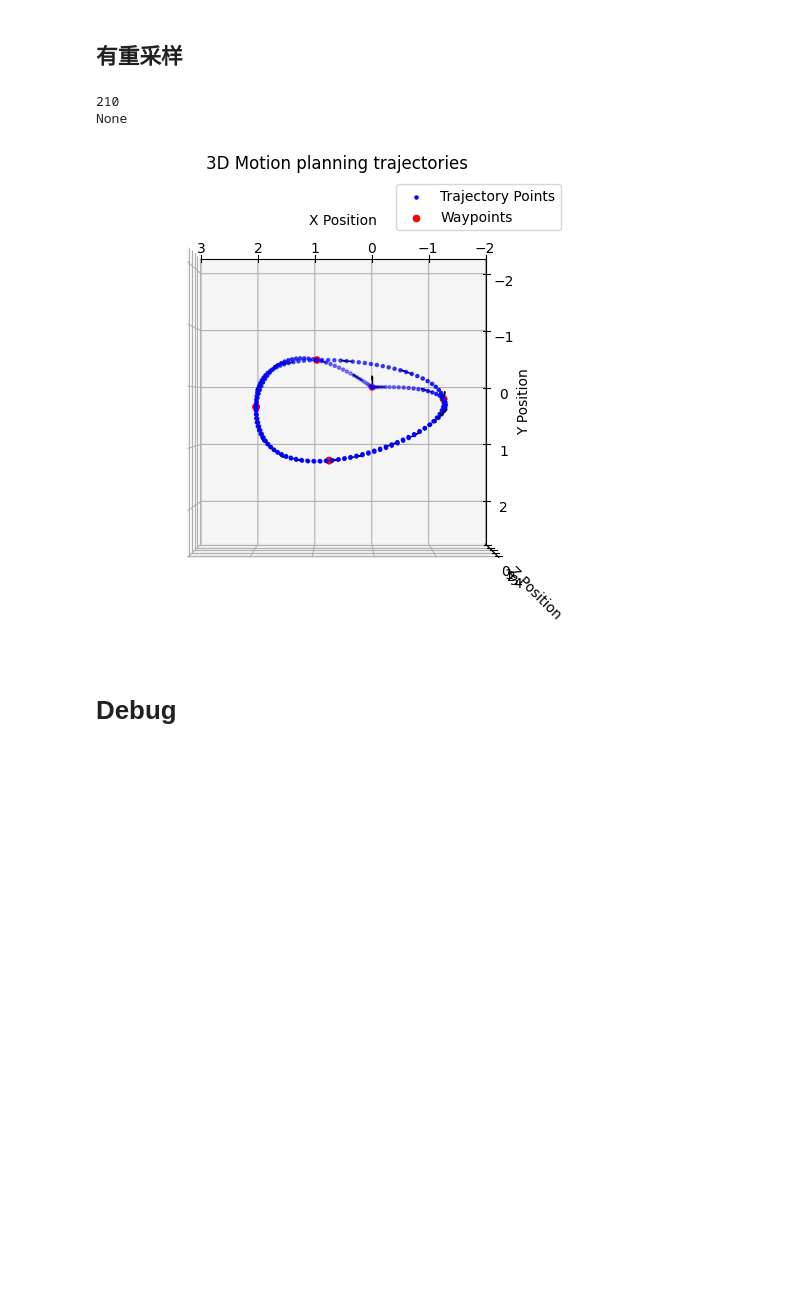
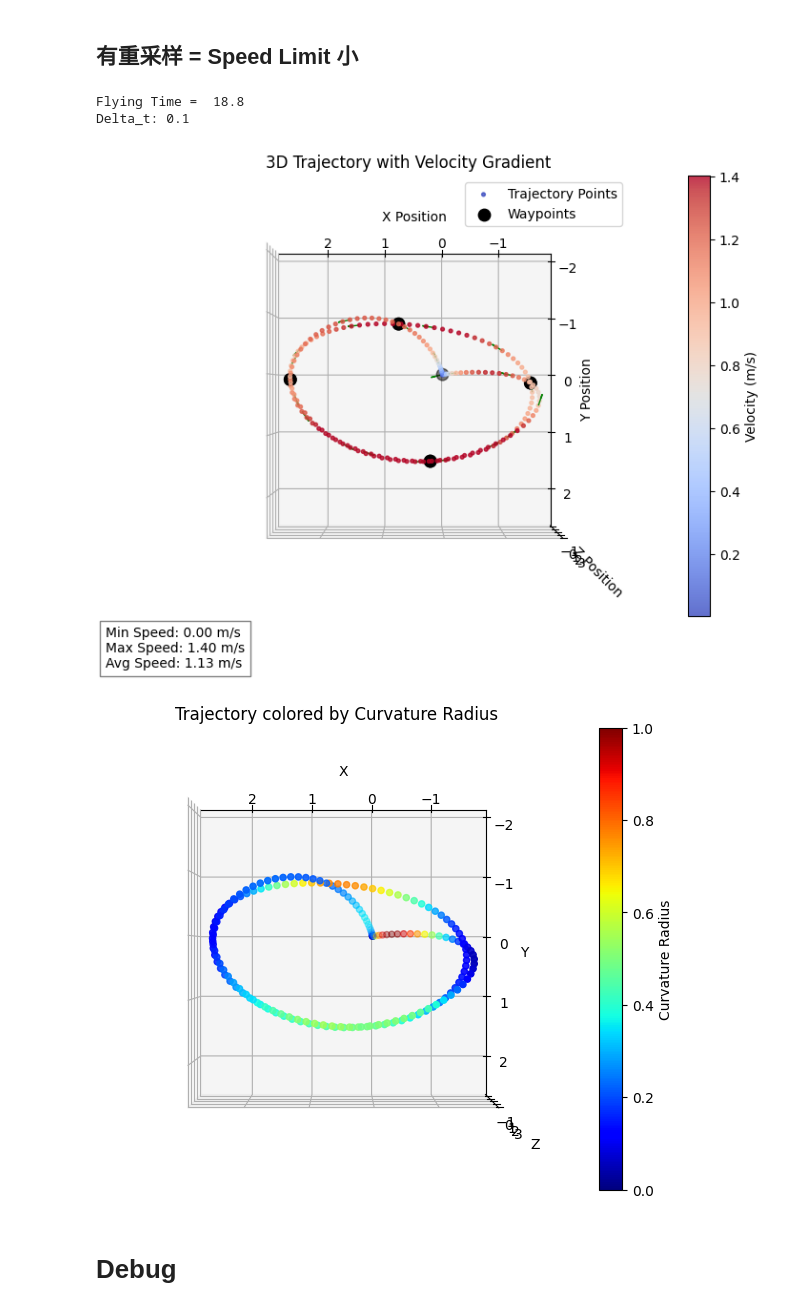
Before and after one commit to MATH-286-Pro/EPFL-MICRO-502-Aerial-Robotics, a Jupyter notebook: Project_2/Planning/test.ipynb, the cells around one changed output. Saved outputs shown, nothing was run; the diff lists cells and outputs as text; code cells hidden in the pictures; blank space fills up the shorter version.

```diff
--- a/Project_2/Planning/test.ipynb
+++ b/Project_2/Planning/test.ipynb
@@ -33,35 +88,41 @@ Planner.plot_discrete(None, Planner.waypoints, Planner.trajectory_setpoints)
 # %% [markdown]
-## **有重采样**
+## **有重采样 = Speed Limit 小**
 # %%
 import os
 import sys
 
 # 将上一级目录添加到 sys.path
 parent_dir = os.path.abspath(os.path.join(os.getcwd(), ".."))
 if parent_dir not in sys.path:
     sys.path.insert(0, parent_dir)
 
 import tools
 import pandas as pd
 from planning import MotionPlanner3D
 
 
 cm = 0.01
 HOVER_HEIGHT  = 60*cm
 Trajectory = tools.Trajectory_Class('../../position_records.csv')
 
 Planner = MotionPlanner3D(Gate_points = Trajectory.point_list,
-                               time_gain = 1.5, #FF0000
-                               DEBUG = 0)
+                               time_gain   = 1.8,
+                               speed_limit = 1.4,)
 
-print(len(Planner.trajectory_setpoints))
-print(Planner.result_traj_vel_max)
-# test_planner.plot_continuous(None, test_planner.waypoints, test_planner.trajectory_setpoints)
+print("Flying Time = ", Planner.time_setpoints[-1])
+# print(len(Planner.trajectory_setpoints))
 Planner.plot_discrete(None, Planner.waypoints, Planner.trajectory_setpoints)
+
+# import matplotlib.pyplot as plt
+# plt.plot(Planner.compute_curvature_radius())
+
+plot_trajectory_with_curvature(Planner.trajectory_setpoints,
+                               normalize_curvature_radius(Planner.compute_curvature_radius()))
 # %% [output]
-210
-None
+Flying Time =  18.8
+Delta_t: 0.1
-[figure, old version]
+[figure, new version]
+[figure, added]
 # %% [markdown]
 # **Debug**
 # %%
```
Also changed, not shown: parts of 5 cells of this notebook, 5 other files.
